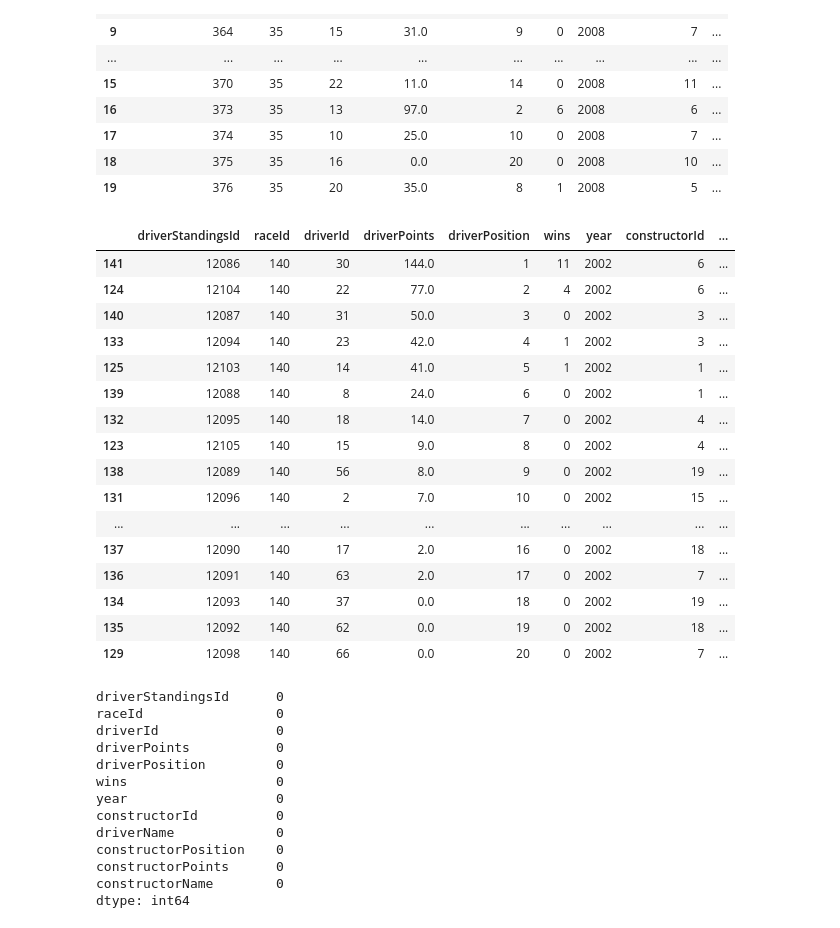
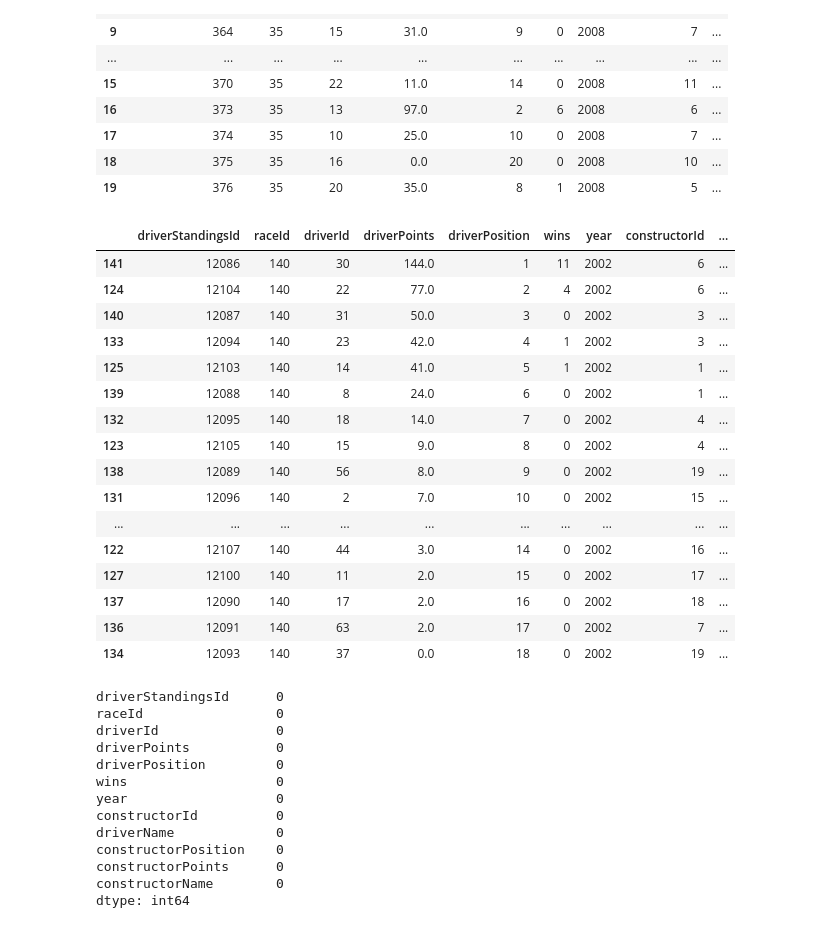
Before and after one commit to C0hAongha/IV-Assignment, a Jupyter notebook: assignment_exploration.ipynb, the cells around one changed output. Cells and saved outputs as stored; diff of their text form; code cells hidden in the pictures.

Commit message:
removed drivers who never scored

```diff
--- a/assignment_exploration.ipynb
+++ b/assignment_exploration.ipynb
@@ -142,32 +142,41 @@ final_table[final_table["year"] == 2008]
 | 18 | 375 | 35 | 16 | 0.0 | 20 | 0 | 2008 | 10 | ... |
 | 19 | 376 | 35 | 20 | 35.0 | 8 | 1 | 2008 | 5 | ... |
 # %%
+# further cleanup of data
+
 # sort by raceId and points to assign positions within each race
-final_table.sort_values(by=['raceId', 'driverPoints', 'constructorPosition'], ascending=[True, False, True], inplace=True)
+final_table.sort_values(by=["raceId", "driverPoints", "constructorPosition"],
+                        ascending=[True, False, True], inplace=True)
 
 # recreate driverPosition based on sorted points (driver with max points gets position 1)
 # note that those with 0 points have been ordered by myself according to their constructor's position
 final_table['driverPosition'] = final_table.groupby('raceId').cumcount() + 1
 
+# remove drivers who never scored a point (for diagram clarity)
+drivers_score = final_table.groupby("driverId")["driverPoints"].sum()
+
+drivers_who_score = drivers_score[drivers_score > 0].index
+final_table = final_table[final_table["driverId"].isin(drivers_who_score)]
+
 final_table[final_table["year"] == 2002]
 # %% [output]
 |  | driverStandingsId | raceId | driverId | driverPoints | driverPosition | wins | year | constructorId | ... |
 | 141 | 12086 | 140 | 30 | 144.0 | 1 | 11 | 2002 | 6 | ... |
 | 124 | 12104 | 140 | 22 | 77.0 | 2 | 4 | 2002 | 6 | ... |
 | 140 | 12087 | 140 | 31 | 50.0 | 3 | 0 | 2002 | 3 | ... |
 | 133 | 12094 | 140 | 23 | 42.0 | 4 | 1 | 2002 | 3 | ... |
 | 125 | 12103 | 140 | 14 | 41.0 | 5 | 1 | 2002 | 1 | ... |
 | 139 | 12088 | 140 | 8 | 24.0 | 6 | 0 | 2002 | 1 | ... |
 | 132 | 12095 | 140 | 18 | 14.0 | 7 | 0 | 2002 | 4 | ... |
 | 123 | 12105 | 140 | 15 | 9.0 | 8 | 0 | 2002 | 4 | ... |
 | 138 | 12089 | 140 | 56 | 8.0 | 9 | 0 | 2002 | 19 | ... |
 | 131 | 12096 | 140 | 2 | 7.0 | 10 | 0 | 2002 | 15 | ... |
 | ... | ... | ... | ... | ... | ... | ... | ... | ... | ... |
+| 122 | 12107 | 140 | 44 | 3.0 | 14 | 0 | 2002 | 16 | ... |
+| 127 | 12100 | 140 | 11 | 2.0 | 15 | 0 | 2002 | 17 | ... |
 | 137 | 12090 | 140 | 17 | 2.0 | 16 | 0 | 2002 | 18 | ... |
 | 136 | 12091 | 140 | 63 | 2.0 | 17 | 0 | 2002 | 7 | ... |
 | 134 | 12093 | 140 | 37 | 0.0 | 18 | 0 | 2002 | 19 | ... |
-| 135 | 12092 | 140 | 62 | 0.0 | 19 | 0 | 2002 | 18 | ... |
-| 129 | 12098 | 140 | 66 | 0.0 | 20 | 0 | 2002 | 7 | ... |
 # %%
 final_table.isna().sum()
 # %% [output]
```
Also changed, not shown: 1 other file.
